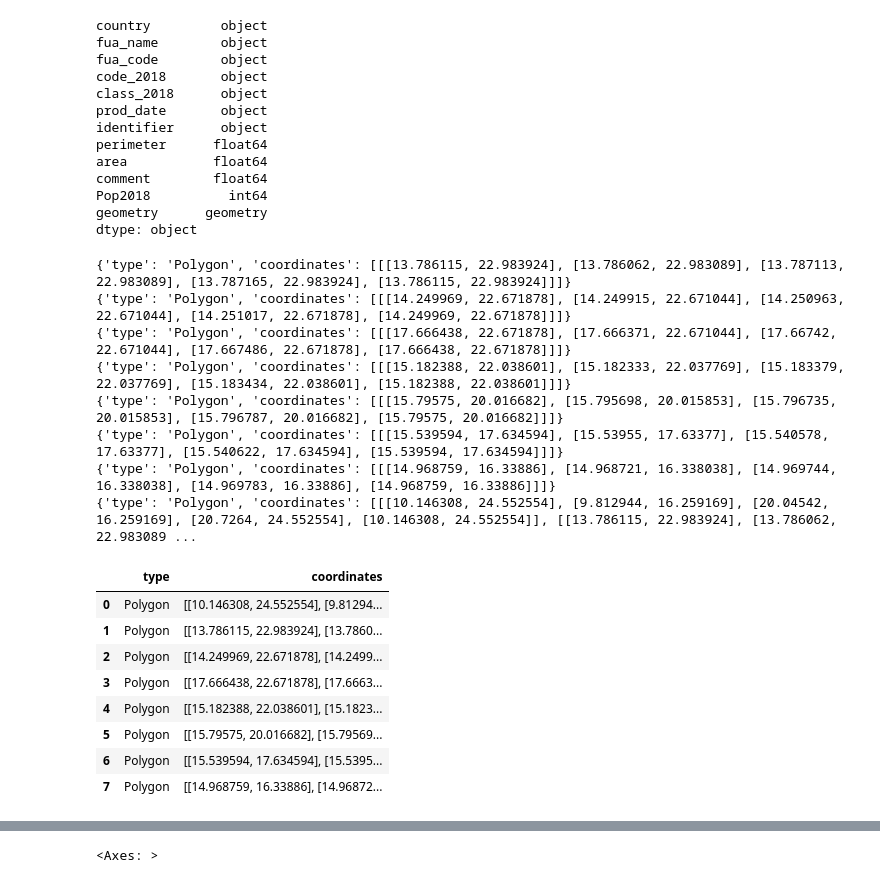
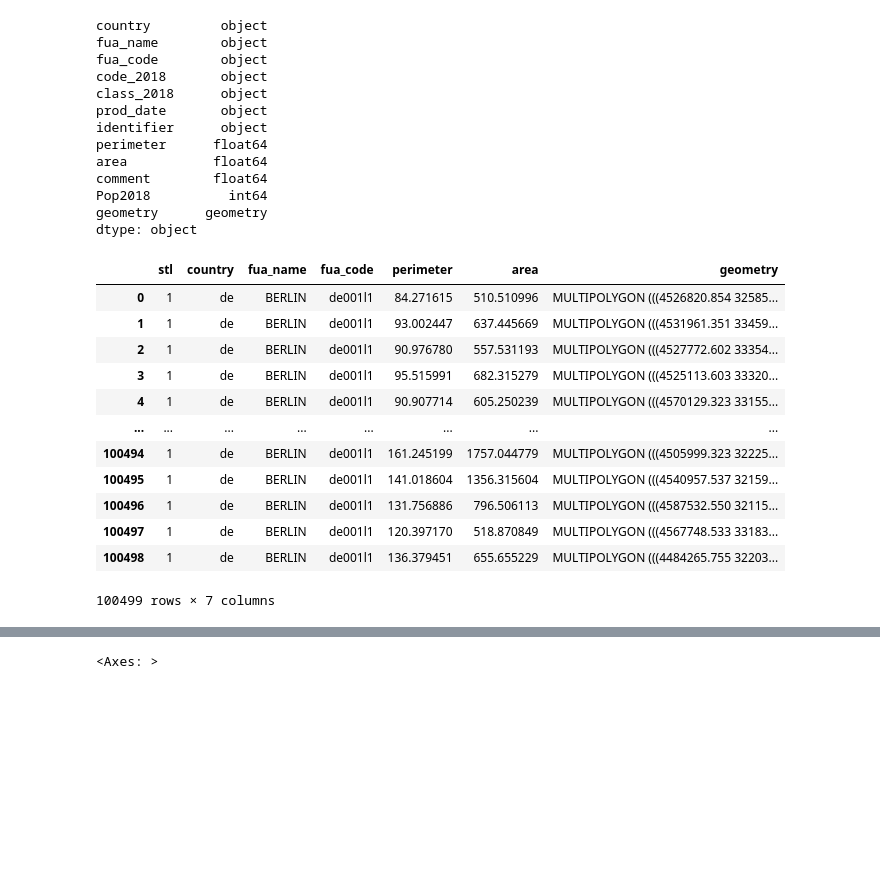
Before and after one commit to zilikons/demeter, a Jupyter notebook: notebooks/nusero92.ipynb, the cells around one changed output, grey strips where cells are left out. Saved outputs shown, nothing was run; the diff lists cells and outputs as text; code cells hidden in the pictures; blank space fills up the shorter version.

```diff
--- a/notebooks/nusero92.ipynb
+++ b/notebooks/nusero92.ipynb
@@ -102,39 +100,0 @@ path="/home/ana/code/zilikons/demeter/raw_data/population.tif"
-# %%
-with rasterio.open (path) as dataset:
-
-    # Read the dataset's valid data mask as a ndarray.
-    mask = dataset.dataset_mask()
-
-    # Extract feature shapes and values from the array.
-    for geom, val in rasterio.features.shapes(
-            mask, transform=dataset.transform):
-
-        # Transform shapes from the dataset's own coordinate
-        # reference system to CRS84 (EPSG:4326).
-        geom = rasterio.warp.transform_geom(
-            dataset.crs, 'EPSG:4326', geom, precision=6)
-
-        # Print GeoJSON shapes to stdout.
-        print(geom)
-# %% [output]
-{'type': 'Polygon', 'coordinates': [[[13.786115, 22.983924], [13.786062, 22.983089], [13.787113, 22.983089], [13.787165, 22.983924], [13.786115, 22.983924]]]}
-{'type': 'Polygon', 'coordinates': [[[14.249969, 22.671878], [14.249915, 22.671044], [14.250963, 22.671044], [14.251017, 22.671878], [14.249969, 22.671878]]]}
-{'type': 'Polygon', 'coordinates': [[[17.666438, 22.671878], [17.666371, 22.671044], [17.66742, 22.671044], [17.667486, 22.671878], [17.666438, 22.671878]]]}
-{'type': 'Polygon', 'coordinates': [[[15.182388, 22.038601], [15.182333, 22.037769], [15.183379, 22.037769], [15.183434, 22.038601], [15.182388, 22.038601]]]}
-{'type': 'Polygon', 'coordinates': [[[15.79575, 20.016682], [15.795698, 20.015853], [15.796735, 20.015853], [15.796787, 20.016682], [15.79575, 20.016682]]]}
-{'type': 'Polygon', 'coordinates': [[[15.539594, 17.634594], [15.53955, 17.63377], [15.540578, 17.63377], [15.540622, 17.634594], [15.539594, 17.634594]]]}
-{'type': 'Polygon', 'coordinates': [[[14.968759, 16.33886], [14.968721, 16.338038], [14.969744, 16.338038], [14.969783, 16.33886], [14.968759, 16.33886]]]}
-{'type': 'Polygon', 'coordinates': [[[10.146308, 24.552554], [9.812944, 16.259169], [20.04542, 16.259169], [20.7264, 24.552554], [10.146308, 24.552554]], [[13.786115, 22.983924], [13.786062, 22.983089 ...
-# %%
-g=pd.DataFrame(geom)
-g
-# %% [output]
-|  | type | coordinates |
-| 0 | Polygon | [[10.146308, 24.552554], [9.81294... |
-| 1 | Polygon | [[13.786115, 22.983924], [13.7860... |
-| 2 | Polygon | [[14.249969, 22.671878], [14.2499... |
-| 3 | Polygon | [[17.666438, 22.671878], [17.6663... |
-| 4 | Polygon | [[15.182388, 22.038601], [15.1823... |
-| 5 | Polygon | [[15.79575, 20.016682], [15.79569... |
-| 6 | Polygon | [[15.539594, 17.634594], [15.5395... |
-| 7 | Polygon | [[14.968759, 16.33886], [14.96872... |
@@ -142,0 +104,16 @@ g
+# %%
+tree_cover
+# %% [output]
+|  | stl | country | fua_name | fua_code | perimeter | area | geometry |
+| 0 | 1 | de | BERLIN | de001l1 | 84.271615 | 510.510996 | MULTIPOLYGON (((4526820.854 32585... |
+| 1 | 1 | de | BERLIN | de001l1 | 93.002447 | 637.445669 | MULTIPOLYGON (((4531961.351 33459... |
+| 2 | 1 | de | BERLIN | de001l1 | 90.976780 | 557.531193 | MULTIPOLYGON (((4527772.602 33354... |
+| 3 | 1 | de | BERLIN | de001l1 | 95.515991 | 682.315279 | MULTIPOLYGON (((4525113.603 33320... |
+| 4 | 1 | de | BERLIN | de001l1 | 90.907714 | 605.250239 | MULTIPOLYGON (((4570129.323 33155... |
+| ... | ... | ... | ... | ... | ... | ... | ... |
+| 100494 | 1 | de | BERLIN | de001l1 | 161.245199 | 1757.044779 | MULTIPOLYGON (((4505999.323 32225... |
+| 100495 | 1 | de | BERLIN | de001l1 | 141.018604 | 1356.315604 | MULTIPOLYGON (((4540957.537 32159... |
+| 100496 | 1 | de | BERLIN | de001l1 | 131.756886 | 796.506113 | MULTIPOLYGON (((4587532.550 32115... |
+| 100497 | 1 | de | BERLIN | de001l1 | 120.397170 | 518.870849 | MULTIPOLYGON (((4567748.533 33183... |
+| 100498 | 1 | de | BERLIN | de001l1 | 136.379451 | 655.655229 | MULTIPOLYGON (((4484265.755 32203... |
+100499 rows × 7 columns
```
Also changed, not shown: parts of 15 cells of this notebook, 9 other files.
